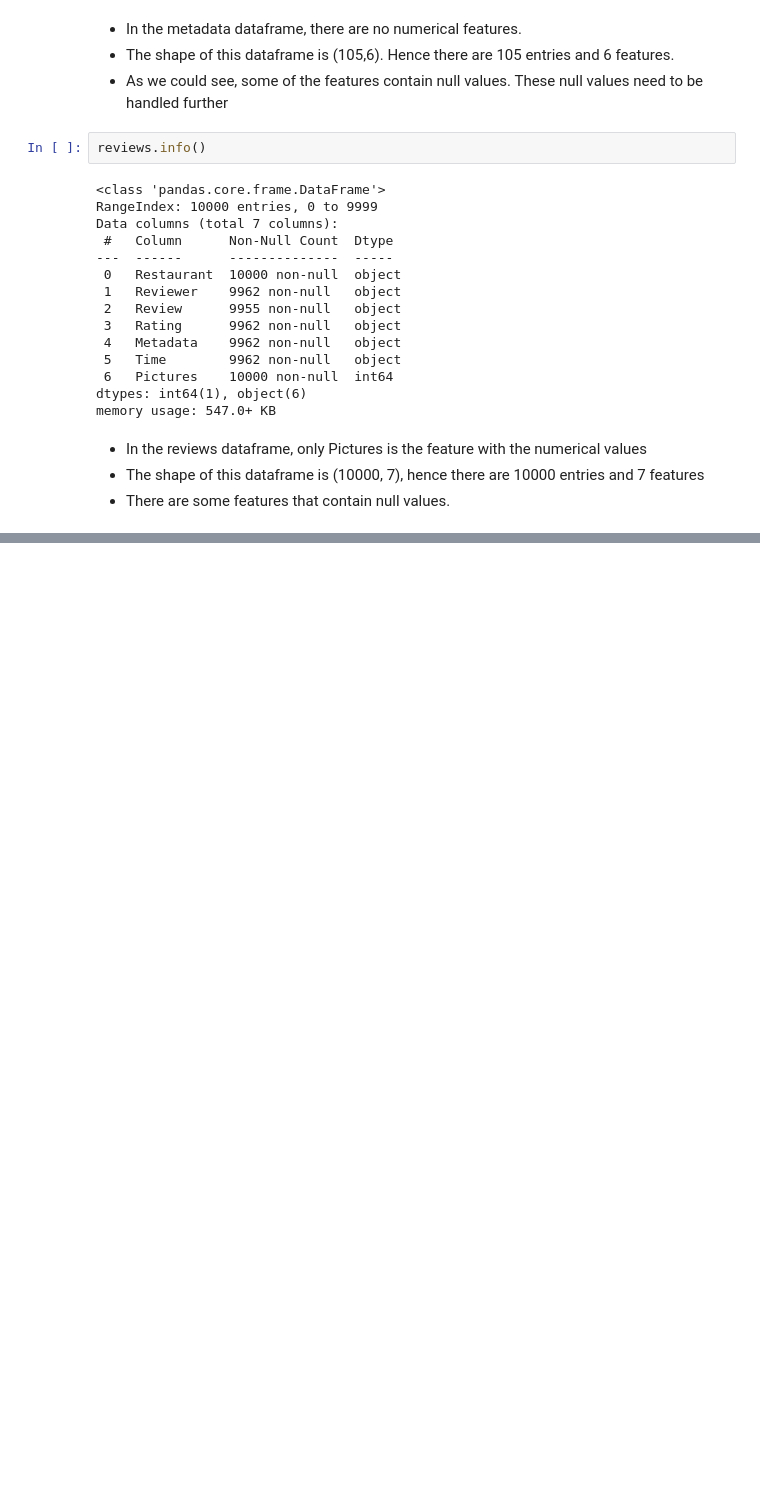
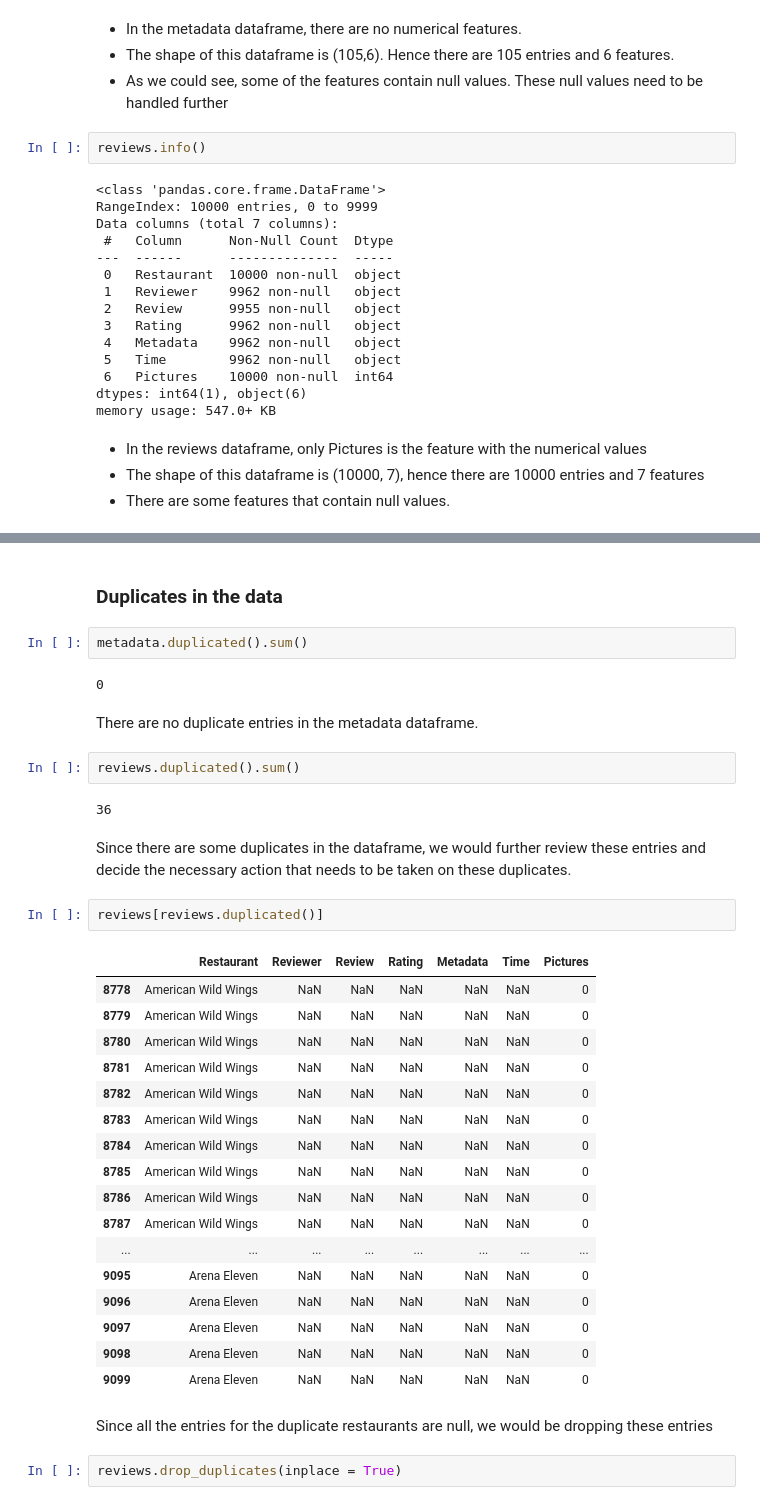
Before and after one commit to Srijan-Rai/Zomato-Restaurant-Clustering, a Jupyter notebook: ZOMATO_RESTAURANT_CLUSTERING_AND_SENTIMENT_ANALYSIS.ipynb, the cells around one changed output, grey strips where cells are left out. Cells and saved outputs as stored; diff of their text form; blank space fills up the shorter version.

Commit message:
Describe and Duplicate handling

```diff
--- a/ZOMATO_RESTAURANT_CLUSTERING_AND_SENTIMENT_ANALYSIS.ipynb
+++ b/ZOMATO_RESTAURANT_CLUSTERING_AND_SENTIMENT_ANALYSIS.ipynb
@@ -172,0 +200,38 @@ memory usage: 547.0+ KB
+# %% [markdown]
+### Duplicates in the data
+# %%
+metadata.duplicated().sum()
+# %% [output]
+0
+# %% [markdown]
+There are no duplicate entries in the metadata dataframe.
+# %%
+reviews.duplicated().sum()
+# %% [output]
+36
+# %% [markdown]
+Since there are some duplicates in the dataframe, we would further review these entries and decide the necessary action that needs to be taken on these duplicates.
+# %%
+reviews[reviews.duplicated()]
+# %% [output]
+|  | Restaurant | Reviewer | Review | Rating | Metadata | Time | Pictures |
+| 8778 | American Wild Wings | NaN | NaN | NaN | NaN | NaN | 0 |
+| 8779 | American Wild Wings | NaN | NaN | NaN | NaN | NaN | 0 |
+| 8780 | American Wild Wings | NaN | NaN | NaN | NaN | NaN | 0 |
+| 8781 | American Wild Wings | NaN | NaN | NaN | NaN | NaN | 0 |
+| 8782 | American Wild Wings | NaN | NaN | NaN | NaN | NaN | 0 |
+| 8783 | American Wild Wings | NaN | NaN | NaN | NaN | NaN | 0 |
+| 8784 | American Wild Wings | NaN | NaN | NaN | NaN | NaN | 0 |
+| 8785 | American Wild Wings | NaN | NaN | NaN | NaN | NaN | 0 |
+| 8786 | American Wild Wings | NaN | NaN | NaN | NaN | NaN | 0 |
+| 8787 | American Wild Wings | NaN | NaN | NaN | NaN | NaN | 0 |
+| ... | ... | ... | ... | ... | ... | ... | ... |
+| 9095 | Arena Eleven | NaN | NaN | NaN | NaN | NaN | 0 |
+| 9096 | Arena Eleven | NaN | NaN | NaN | NaN | NaN | 0 |
+| 9097 | Arena Eleven | NaN | NaN | NaN | NaN | NaN | 0 |
+| 9098 | Arena Eleven | NaN | NaN | NaN | NaN | NaN | 0 |
+| 9099 | Arena Eleven | NaN | NaN | NaN | NaN | NaN | 0 |
+# %% [markdown]
+Since all the entries for the duplicate restaurants are null, we would be dropping these entries
+# %%
+reviews.drop_duplicates(inplace = True)
```
Also changed, not shown: parts of 4 cells of this notebook.
